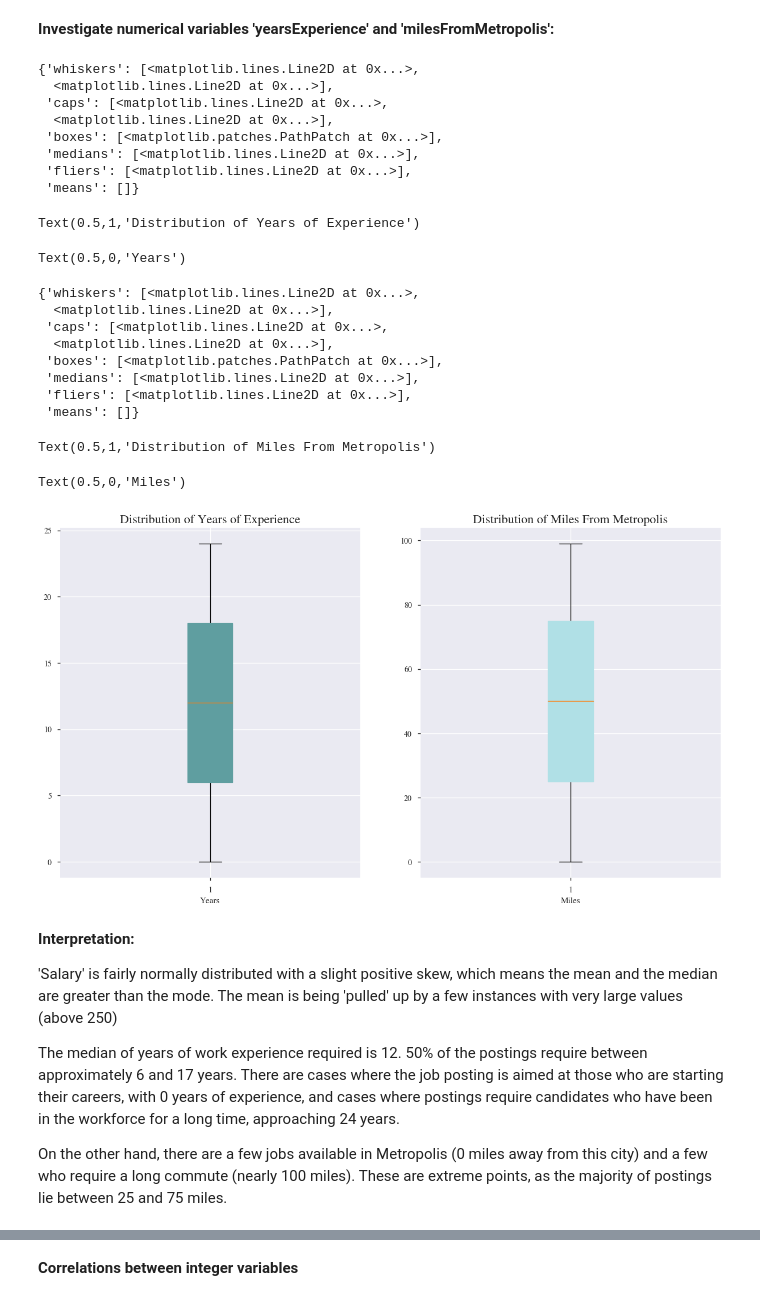
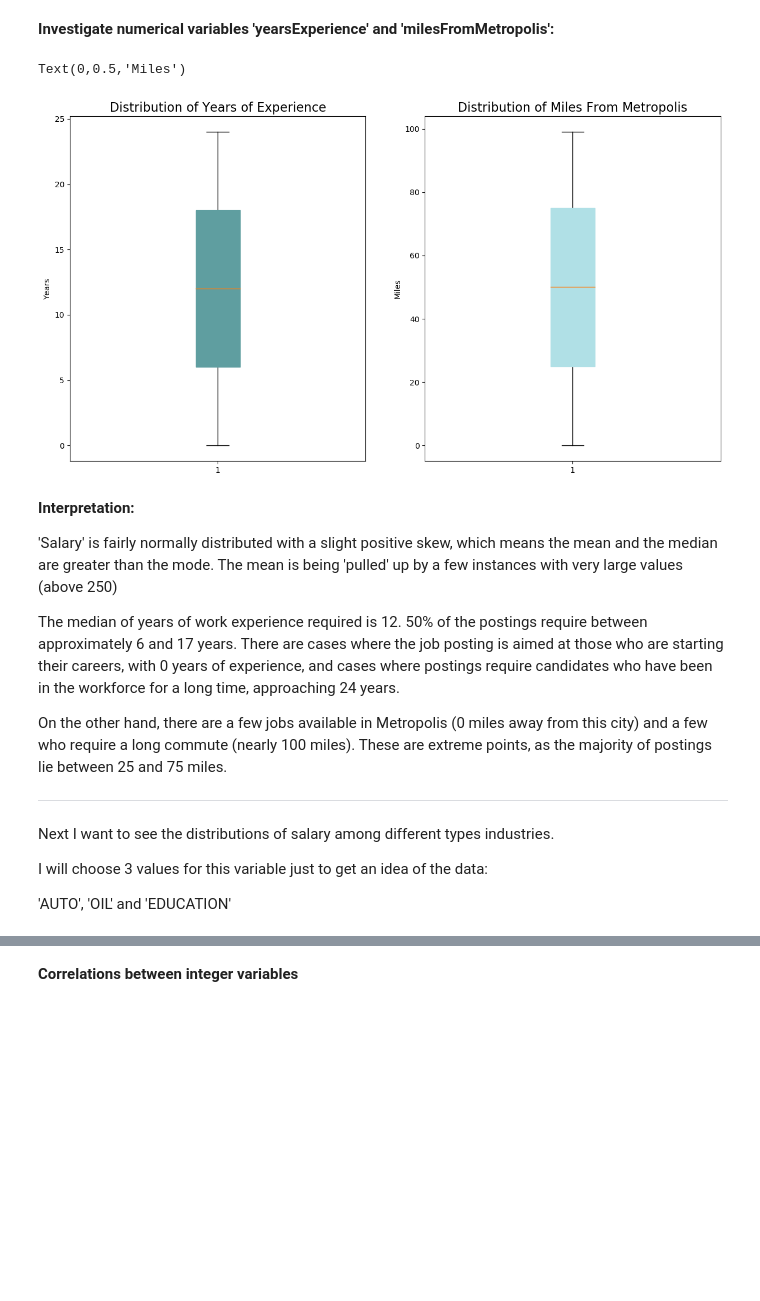
Before and after one commit to Taimur-Shabbir/salary-prediction, a Jupyter notebook: Notebook.ipynb, the cells around one changed output, grey strips where cells are left out. Saved outputs shown, nothing was run; the diff lists cells and outputs as text; code cells hidden in the pictures; blank space fills up the shorter version.

```diff
--- a/Notebook.ipynb
+++ b/Notebook.ipynb
@@ -13,12 +13,13 @@ import numpy as np
 
 #%matplotlib inline
 import matplotlib.pyplot as plt
-plt.rcParams.update({'font.size': 18, 'font.family': 'STIXGeneral', 'mathtext.fontset': 'stix'})
+#plt.rcParams.update({'font.size': 18, 'font.family': 'STIXGeneral', 'mathtext.fontset': 'stix'})
+plt.rcParams.update(plt.rcParamsDefault)
 import seaborn as sns
 
 
-from IPython.core.interactiveshell import InteractiveShell
-InteractiveShell.ast_node_interactivity = "all"
+#from IPython.core.interactiveshell import InteractiveShell
+#InteractiveShell.ast_node_interactivity = "all"
 
 
 __author__ = "Taimur Shabbir"
@@ -195,43 +154,24 @@ Text(0,0.5,'Frequency')
 # %%
 fig, (ax1, ax2) = plt.subplots(nrows = 1, ncols = 2, figsize = (15, 8))
 
 ax1.boxplot(data_combined['yearsExperience'],
             showfliers = True, patch_artist = True,
             boxprops = dict(facecolor = 'cadetblue', color = 'cadetblue'))
 
 ax1.set_title('Distribution of Years of Experience', fontsize = 16)
-ax1.set_xlabel('Years')
+ax1.set_ylabel('Years')
 
 
 
 ax2.boxplot(data_combined['milesFromMetropolis'],
             showfliers = True, patch_artist = True,
             boxprops = dict(facecolor = 'powderblue', color = 'powderblue'))
 
 ax2.set_title('Distribution of Miles From Metropolis', fontsize = 16)
-ax2.set_xlabel('Miles')
+ax2.set_ylabel('Miles')
 # %% [output]
-{'whiskers': [<matplotlib.lines.Line2D at 0x...>,
-  <matplotlib.lines.Line2D at 0x...>],
- 'caps': [<matplotlib.lines.Line2D at 0x...>,
-  <matplotlib.lines.Line2D at 0x...>],
- 'boxes': [<matplotlib.patches.PathPatch at 0x...>],
- 'medians': [<matplotlib.lines.Line2D at 0x...>],
- 'fliers': [<matplotlib.lines.Line2D at 0x...>],
- 'means': []}
+Text(0,0.5,'Miles')
-Text(0.5,1,'Distribution of Years of Experience')
-Text(0.5,0,'Years')
-{'whiskers': [<matplotlib.lines.Line2D at 0x...>,
-  <matplotlib.lines.Line2D at 0x...>],
- 'caps': [<matplotlib.lines.Line2D at 0x...>,
-  <matplotlib.lines.Line2D at 0x...>],
- 'boxes': [<matplotlib.patches.PathPatch at 0x...>],
- 'medians': [<matplotlib.lines.Line2D at 0x...>],
- 'fliers': [<matplotlib.lines.Line2D at 0x...>],
- 'means': []}
-Text(0.5,1,'Distribution of Miles From Metropolis')
-Text(0.5,0,'Miles')
-[figure, old version]
+[figure, new version]
 # %% [markdown]
 **Interpretation:**
 
@@ -240,3 +180,12 @@ Text(0.5,0,'Miles')
 The median of years of work experience required is 12. 50% of the postings require between approximately 6 and 17 years. There are cases where the job posting is aimed at those who are starting their careers, with 0 years of experience, and cases where postings require candidates who have been in the workforce for a long time, approaching 24 years.
 
 On the other hand, there are a few jobs available in Metropolis (0 miles away from this city) and a few who require a long commute (nearly 100 miles). These are extreme points, as the majority of postings lie between 25 and 75 miles.
+
+
+----
+# %% [markdown]
+Next I want to see the distributions of salary among different types industries.
+
+I will choose 3 values for this variable just to get an idea of the data:
+
+'AUTO', 'OIL' and 'EDUCATION'
```
Also changed, not shown: parts of 43 cells of this notebook.
